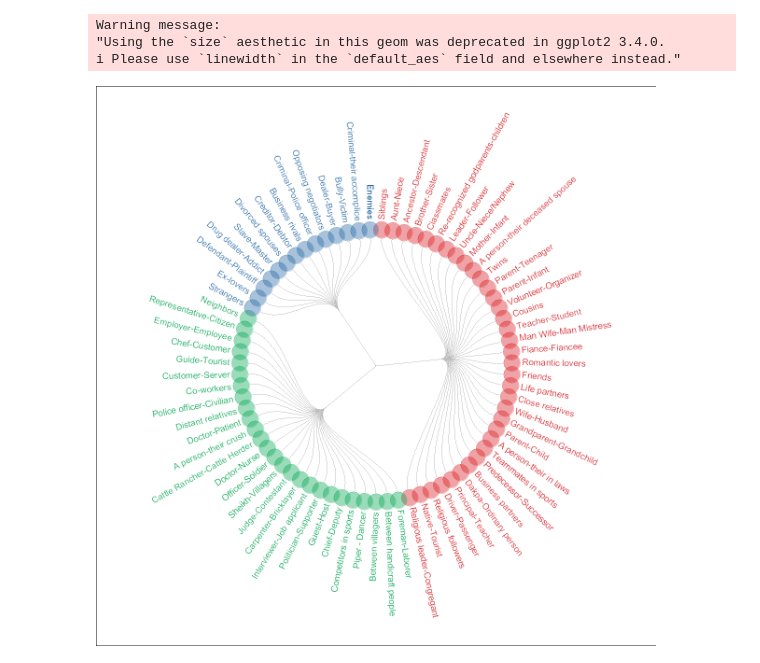
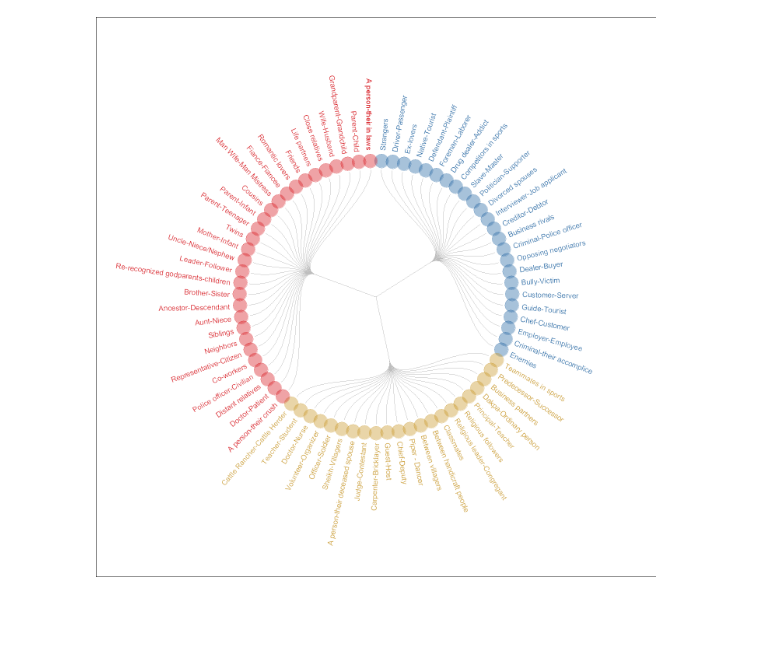
Before and after one commit to BNU-Wang-MSN-Lab/FAVEE-HPP, a Jupyter notebook: Study2/mosuo/plot_HPP.ipynb, the cells around one changed output. Cells and saved outputs as stored; diff of their text form; code cells hidden in the pictures; blank space fills up the shorter version.

```diff
--- a/Study2/mosuo/plot_HPP.ipynb
+++ b/Study2/mosuo/plot_HPP.ipynb
@@ -15,18 +15,18 @@ cluster_k3 = as.matrix(cluster_results['cl_k3'])
 cluster_k3 = data.frame(cluster_k3[order(cluster_k3[,1]),])
 colnames(cluster_k3) =c('cl_k3')
 
-Private = rownames(cluster_k3 %>% filter(cl_k3==0))
-Public = rownames(cluster_k3 %>% filter(cl_k3==1))
-Hostile = rownames(cluster_k3 %>% filter(cl_k3==2))
+Hostile = rownames(cluster_k3 %>% filter(cl_k3==0))
+Private = rownames(cluster_k3 %>% filter(cl_k3==1))
+Public = rownames(cluster_k3 %>% filter(cl_k3==2))
 
 cluster_k3 = cluster_k3 %>% mutate(cluster =
-                        case_when(cl_k3==0~'Public',
+                        case_when(cl_k3==0~'Hostile',
                                   cl_k3==1~'Private',
-                                  cl_k3==2~'Hostile'))
+                                  cl_k3==2~'Public'))
 # %%
 # create a data frame giving the hierarchical structure of your individuals
-d1=data.frame(from="Total", to=c('Public','Private','Hostile'))
-d2=data.frame(from=c(cluster_k3$'cluster'),to=c(Public,Private,Hostile))
+d1=data.frame(from="Total", to=c('Hostile','Public','Private'))
+d2=data.frame(from=c(cluster_k3$'cluster'),to=c(Hostile,Public,Private))
 edges=rbind(d1, d2)
 
 # create a vertices data.frame. One line per object of our hierarchy
@@ -55,29 +55,26 @@ vertices$angle<-ifelse(vertices$angle < -90, vertices$angle+180, vertices$angle)
 # Create a graph object
 mygraph <- graph_from_data_frame( edges, vertices=vertices )
 
-my_colors = c('Hostile'='#52DCF5','Public'='#3FCA36','Private'='#FF4C27')
+my_colors = c('Hostile'='#52DCF5','Public'='#C89626','Private'='#FF4C27')
 # %%
-my_colors = c('Hostile'='#2466A2','Private'='#03A652','Public'='#D81920')
+my_colors = c('Hostile'='#2466A2','Private'='#C89626','Public'='#D81920')
 # Make the plot
-options(repr.plot.width=10,repr.plot.height=10)
+options(repr.plot.width=12,repr.plot.height=12)
 ggraph(mygraph, layout = 'dendrogram', circular = TRUE) +
   geom_edge_diagonal(colour="grey") +
   #scale_edge_colour_distiller(palette = "RdPu") +
   scale_colour_manual(values=my_colors)+
    geom_node_text(aes(x = x*1.15, y=y*1.15, filter = leaf,
                       label=name, angle = angle, hjust=hjust, colour=group),
                       size=4, alpha=1) +
   geom_node_point(aes(filter = leaf, x = x*1.07, y=y*1.07,
                       colour=group), size=10, alpha=0.4) +
   theme_void() +
   theme(
     legend.position="none",
     plot.margin=unit(c(0,0,0,0),"cm"),
     panel.background = element_rect(fill='white')
   ) +
   expand_limits(x = c(-2, 2), y = c(-2, 2))
 # %% [output]
-Warning message:
-"Using the `size` aesthetic in this geom was deprecated in ggplot2 3.4.0.
-i Please use `linewidth` in the `default_aes` field and elsewhere instead."
-[figure, old version]
+[figure, new version]
```
Also changed, not shown: 23 other files.
